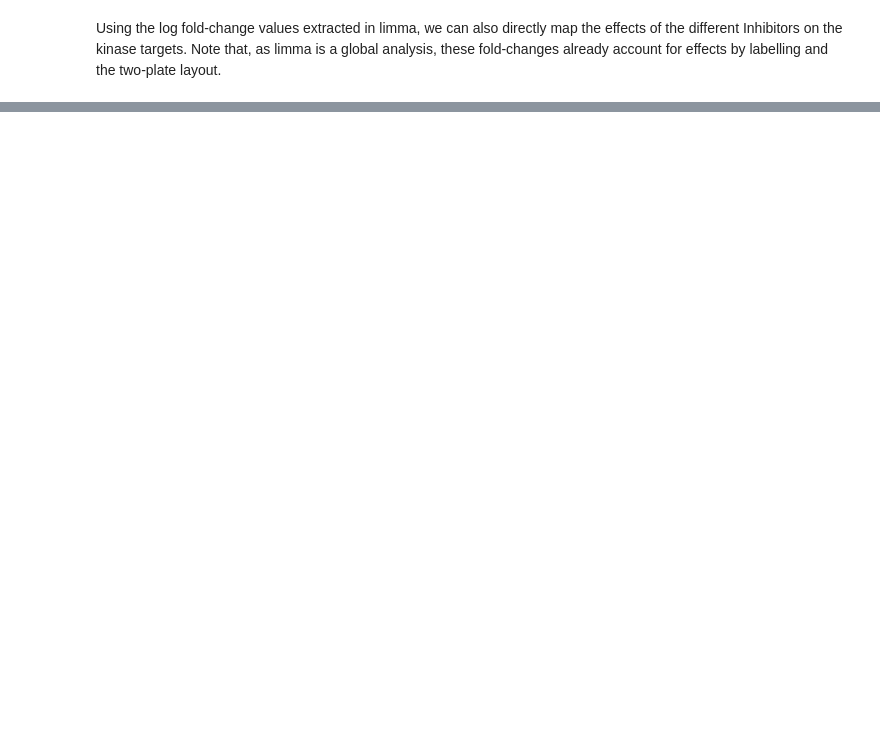
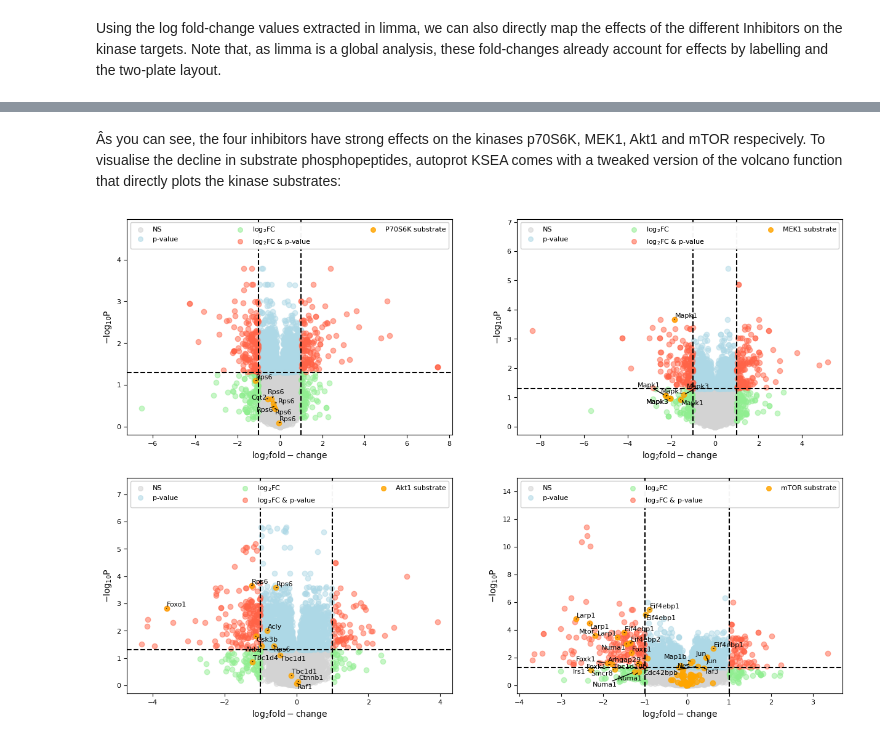
Before and after one commit to ag-warscheid/autoprot, a Jupyter notebook: examples/03_phosphorylation.ipynb, the cells around one changed output, grey strips where cells are left out. Cells and saved outputs as stored; diff of their text form; code cells hidden in the pictures; blank space fills up the shorter version.

```diff
--- a/examples/03_phosphorylation.ipynb
+++ b/examples/03_phosphorylation.ipynb
@@ -227,0 +241,9 @@ plt.tight_layout()
+# %% [markdown]
+Âs you can see, the four inhibitors have strong effects on the kinases p70S6K, MEK1, Akt1 and mTOR respecively. To visualise the decline in substrate phosphopeptides, autoprot KSEA comes with a tweaked version of the volcano function that directly plots the kinase substrates:
+# %%
+fig, axs = plt.subplots(2,2, figsize=(15,10))
+
+for ax, suffix, k in zip(axs.flatten(), ['_mk', '_u0', '_ly', '_t1'], ['P70S6K', 'MEK1', 'Akt1', 'mTOR']):
+    ksea.plot_volcano(log_fc=f"logFC{suffix}", p_colname=f"adj.P.Val{suffix}", annotate='highlight', show_caption=False, ax=ax, kinases=[k],  title="")
+# %% [output]
+[figure, added]
```
Also changed, not shown: parts of 14 cells of this notebook, 1 other file.
